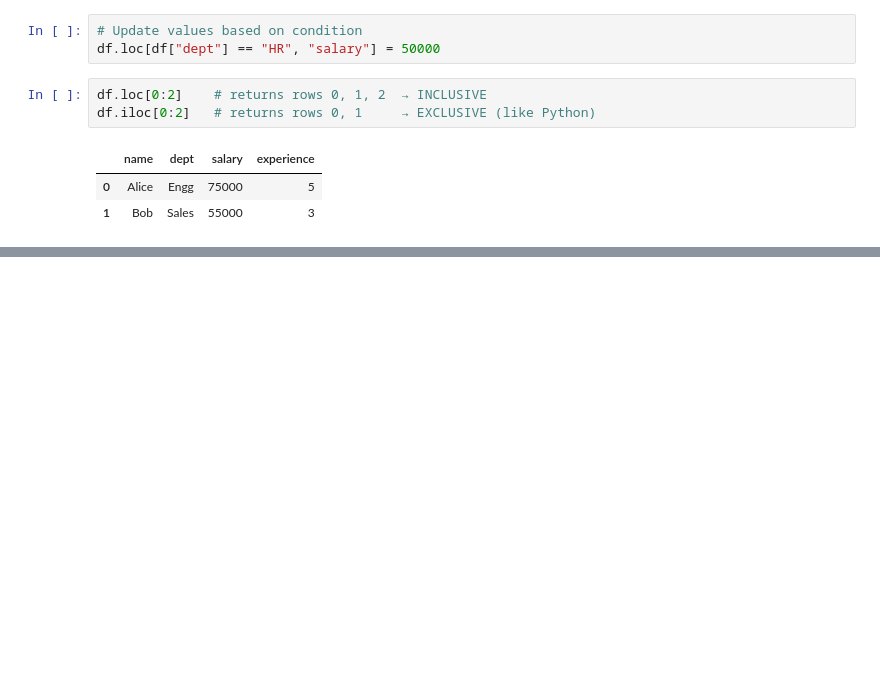
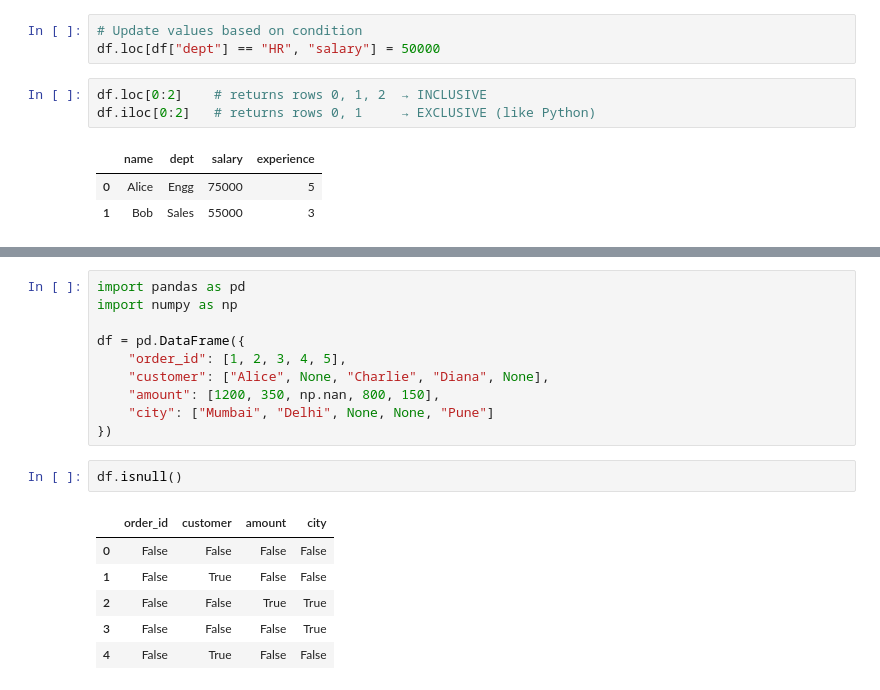
Before and after one commit to Obulreddy0/pandas_practise, a Jupyter notebook: pandas_practise.ipynb, the cells around one changed output, grey strips where cells are left out. Saved outputs shown, nothing was run; the diff lists cells and outputs as text; blank space fills up the shorter version.

```diff
--- a/pandas_practise.ipynb
+++ b/pandas_practise.ipynb
@@ -1097,0 +1323,19 @@ df.iloc[0:2]   # returns rows 0, 1     → EXCLUSIVE (like Python)
+# %%
+import pandas as pd
+import numpy as np
+
+df = pd.DataFrame({
+    "order_id": [1, 2, 3, 4, 5],
+    "customer": ["Alice", None, "Charlie", "Diana", None],
+    "amount": [1200, 350, np.nan, 800, 150],
+    "city": ["Mumbai", "Delhi", None, None, "Pune"]
+})
+# %%
+df.isnull()
+# %% [output]
+|  | order_id | customer | amount | city |
+| 0 | False | False | False | False |
+| 1 | False | True | False | False |
+| 2 | False | False | True | True |
+| 3 | False | False | False | True |
+| 4 | False | True | False | False |
```
Also changed, not shown: parts of 55 cells of this notebook.
